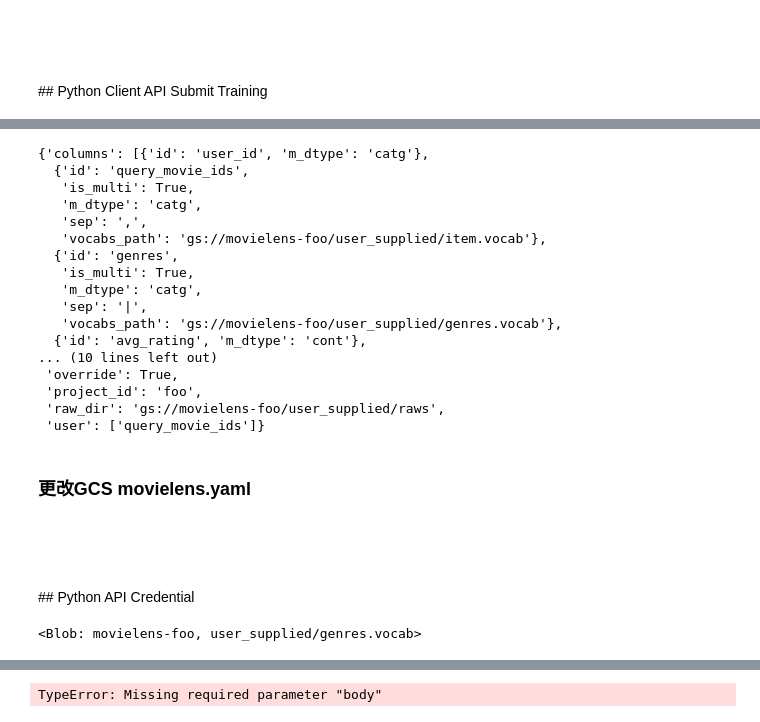
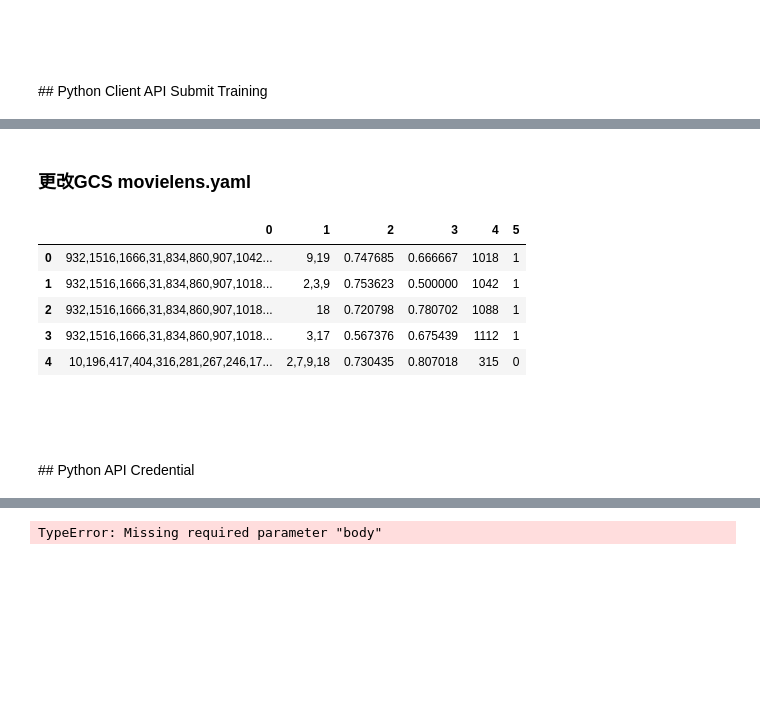
Before and after one commit to GaryChenCloudMile/recomm_prod, a Jupyter notebook: trainer/preproc.ipynb, the cells around one changed output, grey strips where cells are left out. Drawn from its saved outputs; the diff is of its cells as text; code cells hidden in the pictures; blank space fills up the shorter version.

```diff
--- a/trainer/preproc.ipynb
+++ b/trainer/preproc.ipynb
@@ -261,27 +346,0 @@ r.stream.close()
-# %%
-import yaml
-from io import BytesIO
-
-utils = reload('trainer.utils.utils')
-blob = utils.gcs_blob('gs://movielens-foo/user_supplied/movielens.yaml')
-yaml.load(blob.download_as_string())
-# sio = BytesIO(blob.download_as_string())
-# pd.read_csv(sio, header=None, encoding='utf-8')
-# %% [output]
-{'columns': [{'id': 'user_id', 'm_dtype': 'catg'},
-  {'id': 'query_movie_ids',
-   'is_multi': True,
-   'm_dtype': 'catg',
-   'sep': ',',
-   'vocabs_path': 'gs://movielens-foo/user_supplied/item.vocab'},
-  {'id': 'genres',
-   'is_multi': True,
-   'm_dtype': 'catg',
-   'sep': '|',
-   'vocabs_path': 'gs://movielens-foo/user_supplied/genres.vocab'},
-  {'id': 'avg_rating', 'm_dtype': 'cont'},
-... (10 lines left out)
- 'override': True,
- 'project_id': 'foo',
- 'raw_dir': 'gs://movielens-foo/user_supplied/raws',
- 'user': ['query_movie_ids']}
@@ -288,12 +354,23 @@ yaml.load(blob.download_as_string())
 # %% [markdown]
 ### 更改GCS movielens.yaml
 # %%
+import shutil
 from google.cloud.storage.blob import Blob
+from io import BytesIO
 
 env = reload('trainer.env')
-bucket = env.bucket('movielens-foo')
-blob = bucket.get_blob('user_supplied/movielens.yaml')
-blob.upload_from_file(open('../data/foo/user_supplied/movielens.yaml', 'rb'))
+utils = reload('trainer.utils.utils')
+stream = BytesIO(open('../data/foo/user_supplied/movielens.yaml', mode='rb').read())
+utils.gcs_blob('gs://movielens-foo/user_supplied/movielens.yaml').upload_from_file(stream)
+# %%
+pd.read_csv(stream, header=None).head()
+# %% [output]
+|  | 0 | 1 | 2 | 3 | 4 | 5 |
+| 0 | 932,1516,1666,31,834,860,907,1042... | 9,19 | 0.747685 | 0.666667 | 1018 | 1 |
+| 1 | 932,1516,1666,31,834,860,907,1018... | 2,3,9 | 0.753623 | 0.500000 | 1042 | 1 |
+| 2 | 932,1516,1666,31,834,860,907,1018... | 18 | 0.720798 | 0.780702 | 1088 | 1 |
+| 3 | 932,1516,1666,31,834,860,907,1018... | 3,17 | 0.567376 | 0.675439 | 1112 | 1 |
+| 4 | 10,196,417,404,316,281,267,246,17... | 2,7,9,18 | 0.730435 | 0.807018 | 315 | 0 |
 # %% [markdown]
 <br/>
 <br/>
@@ -311,14 +388,6 @@ svc = discovery.build('ml', 'v1', credentials=cred)
 
 st_client = storage.Client.from_service_account_json(authpath)
 bucket = st_client.get_bucket('recomm-job')
-# %%
-from oauth2client.client import GoogleCredentials
-from googleapiclient import discovery
-from google.cloud import storage
-
-bucket = storage.Client().get_bucket('movielens-foo')
-# %% [output]
-<Blob: movielens-foo, user_supplied/genres.vocab>
 # %%
 from io import StringIO, BytesIO
 
```
Also changed, not shown: parts of 9 cells of this notebook, 8 other files.
